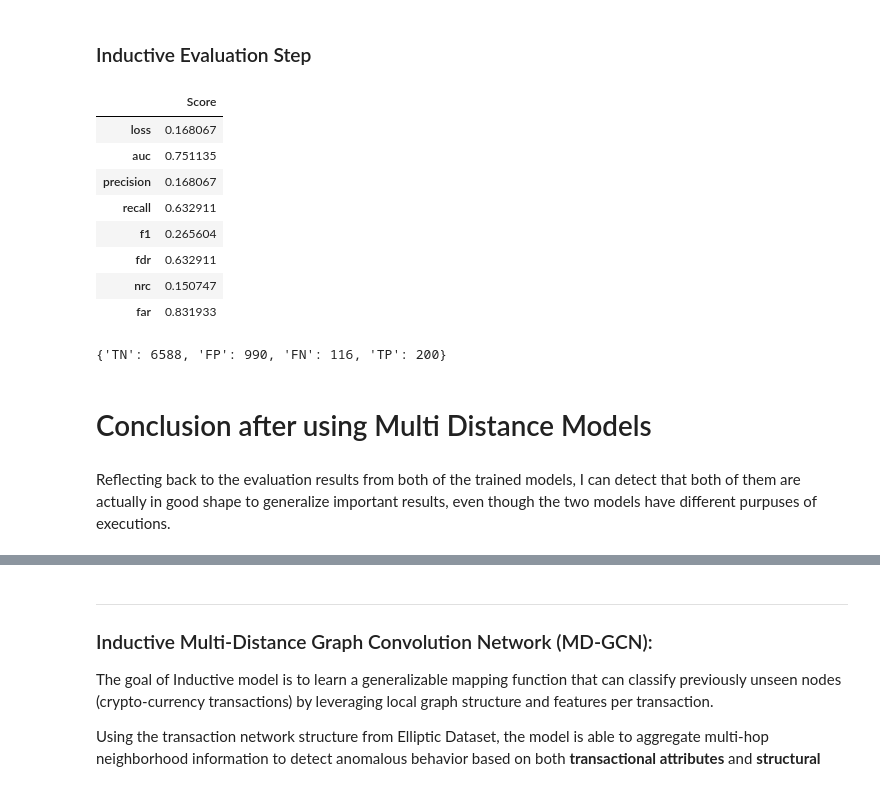
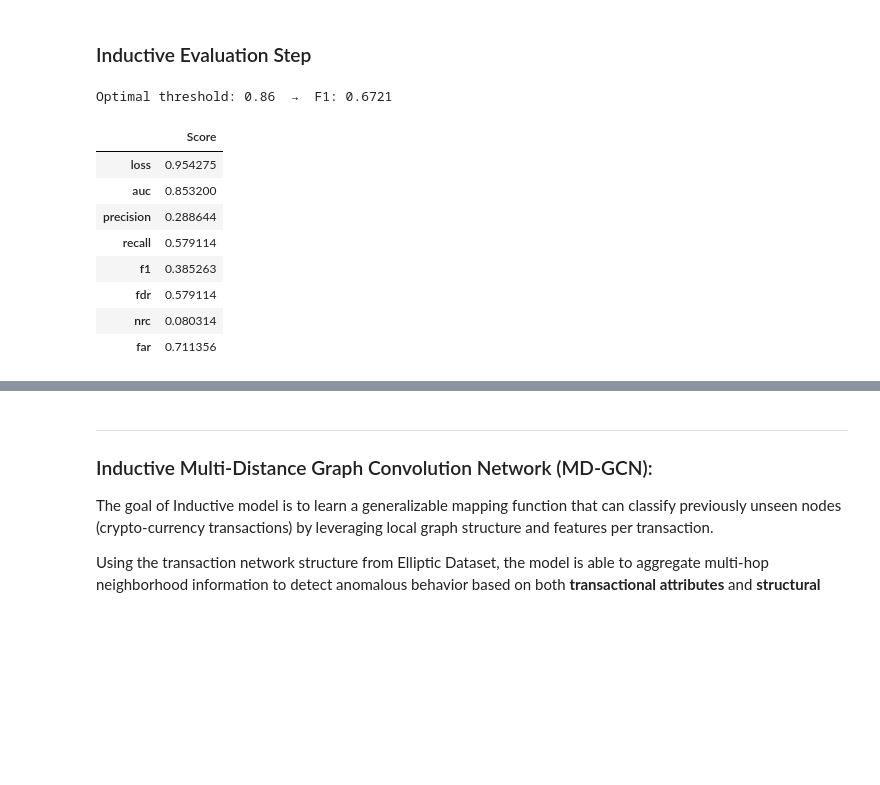
Before and after one commit to ricleongo/CM3070_FinalProject, a Jupyter notebook: back-end/analysis/Multi_Distance_Analysis.ipynb, the cells around one changed output, grey strips where cells are left out. Cells and saved outputs as stored; diff of their text form; code cells hidden in the pictures; blank space fills up the shorter version.

```diff
--- a/back-end/analysis/Multi_Distance_Analysis.ipynb
+++ b/back-end/analysis/Multi_Distance_Analysis.ipynb
@@ -499,8 +527,8 @@ inductive_model = SupervisedInductiveModel(
     K=2
 )
 
-inductive_model.train_weighted = False
-inductive_model.pos_weight = 10.0
+inductive_model.train_weighted = True
+inductive_model.pos_weight = 5.0
 
 inductive_model.compile(
     optimizer=tf.keras.optimizers.Adam(1e-3),
@@ -555,41 +583,40 @@ saveDataToFile(val_history, snapshot_dir, "inductive_val_result.json")
 # %% [markdown]
 ### Inductive Evaluation Step
 # %%
+optimal_threshold = inductive_model.get_optimal_threshold(
+    node_features,
+    adjacent_val_list,
+    labels,
+    val_mask,
+)
+
 inductive_evaluation_results = inductive_model.evaluate_graph(
     node_features,
     adjacent_test_list,
     labels,
-    test_mask
+    test_mask,
+    optimal_threshold
 )
 
 inductive_evaluation_result = pd.DataFrame([inductive_evaluation_results]).T.rename(columns={0: 'Score'})
 
 # Saving Evaluation into a JSON file.
 inductive_evaluation_result['Score'].to_json('../data/ml_data/inductive_evaluation_result.json')
 
 inductive_evaluation_result
 # %% [output]
+Optimal threshold: 0.86  →  F1: 0.6721
 |  | Score |
-| loss | 0.168067 |
-| auc | 0.751135 |
-| precision | 0.168067 |
-| recall | 0.632911 |
-| f1 | 0.265604 |
-| fdr | 0.632911 |
-| nrc | 0.150747 |
-| far | 0.831933 |
+| loss | 0.954275 |
+| auc | 0.853200 |
+| precision | 0.288644 |
+| recall | 0.579114 |
+| f1 | 0.385263 |
+| fdr | 0.579114 |
+| nrc | 0.080314 |
+| far | 0.711356 |
 # %%
 confusion_matrix_results = inductive_model.get_confusion_matrix_results()
 
 # Saving Confusion Matrix into a JSON file.
-saveDataToFile(confusion_matrix_results, snapshot_dir, "inductive_confusion_matrix.json")
-
-confusion_matrix_results
+save_data_to_file(confusion_matrix_results, snapshot_dir, "inductive_confusion_matrix.json")
-# %% [output]
-{'TN': 6588, 'FP': 990, 'FN': 116, 'TP': 200}
-# %% [markdown]
-
-
-# Conclusion after using Multi Distance Models
-# %% [markdown]
-Reflecting back to the evaluation results from both of the trained models, I can detect that both of them are actually in good shape to generalize important results, even though the two models have different purpuses of executions.
```
Also changed, not shown: parts of 29 cells of this notebook, 23 other files.
